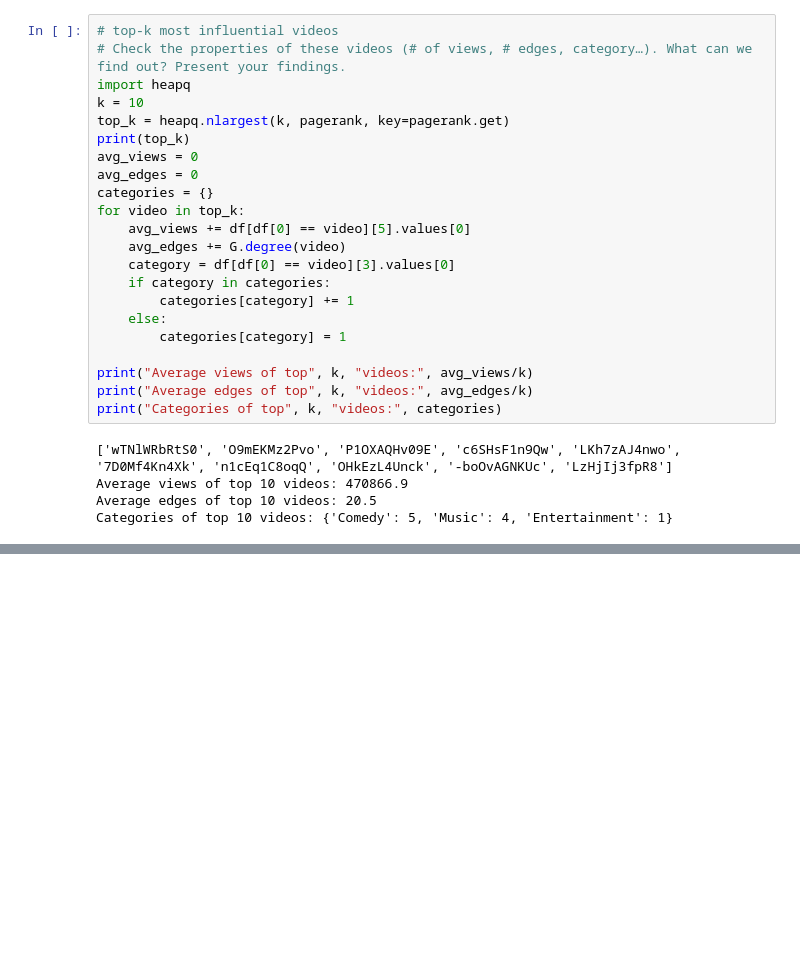
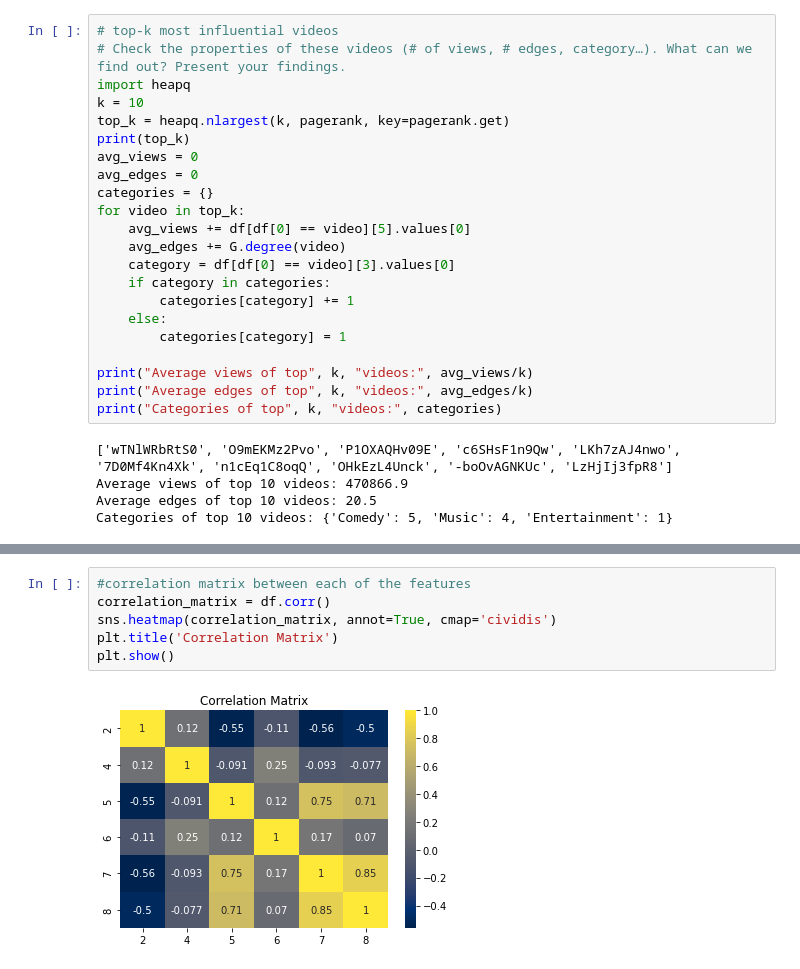
Before and after one commit to davidhfrost/csds234, a Jupyter notebook: data_loader.ipynb, the cells around one changed output, grey strips where cells are left out. Saved outputs shown, nothing was run; the diff lists cells and outputs as text; blank space fills up the shorter version.

```diff
--- a/data_loader.ipynb
+++ b/data_loader.ipynb
@@ -121,0 +199,8 @@ Categories of top 10 videos: {'Comedy': 5, 'Music': 4, 'Entertainment': 1}
+# %%
+#correlation matrix between each of the features
+correlation_matrix = df.corr()
+sns.heatmap(correlation_matrix, annot=True, cmap='cividis')
+plt.title('Correlation Matrix')
+plt.show()
+# %% [output]
+[figure, added]
```
Also changed, not shown: parts of 5 cells of this notebook.
